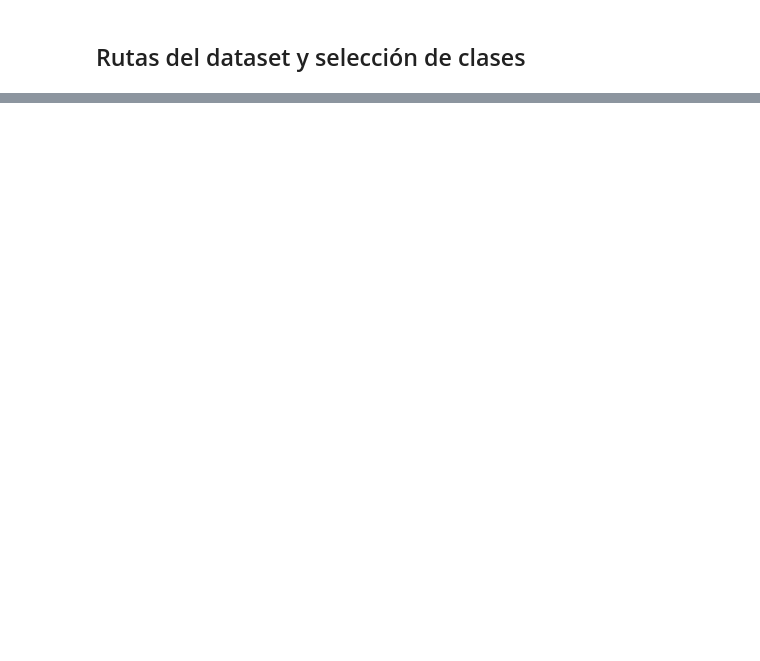
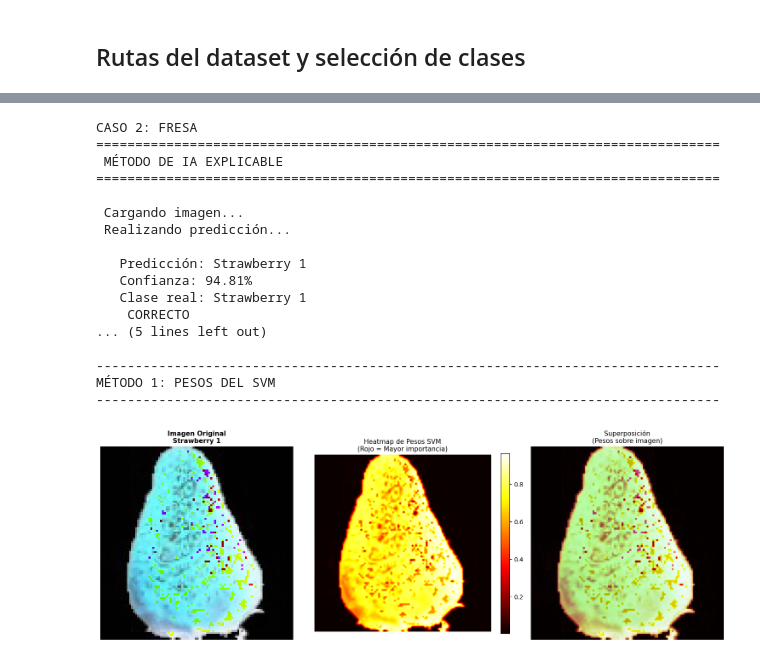
Before and after one commit to FepDev25/Practica-Explicacion-de-Predicciones, a Jupyter notebook: ejericio-modelos/modelo-ml-svm-explicable.ipynb, the cells around one changed output, grey strips where cells are left out. Saved outputs shown, nothing was run; the diff lists cells and outputs as text; code cells hidden in the pictures; blank space fills up the shorter version.

```diff
--- a/ejericio-modelos/modelo-ml-svm-explicable.ipynb
+++ b/ejericio-modelos/modelo-ml-svm-explicable.ipynb
@@ -282,0 +472,28 @@ Predicción: Strawberry 1 (100.00%)
+# %%
+# CASO 2: Fresa
+print("CASO 2: FRESA")
+
+ruta_caso2 = "../data/fruits-360_100x100/fruits-360/Test/Strawberry 1/45_100.jpg"
+if os.path.exists(ruta_caso2):
+    resultado2 = comparar_metodos_xai(ruta_caso2, clase_real="Strawberry 1")
+else:
+    print(f" No se encontró: {ruta_caso2}")
+# %% [output]
+CASO 2: FRESA
+================================================================================
+ MÉTODO DE IA EXPLICABLE
+================================================================================
+
+ Cargando imagen...
+ Realizando predicción...
+
+   Predicción: Strawberry 1
+   Confianza: 94.81%
+   Clase real: Strawberry 1
+    CORRECTO
+... (5 lines left out)
+
+--------------------------------------------------------------------------------
+MÉTODO 1: PESOS DEL SVM
+--------------------------------------------------------------------------------
+[figure, added]
```
Also changed, not shown: parts of 40 cells of this notebook, 1 other file.
